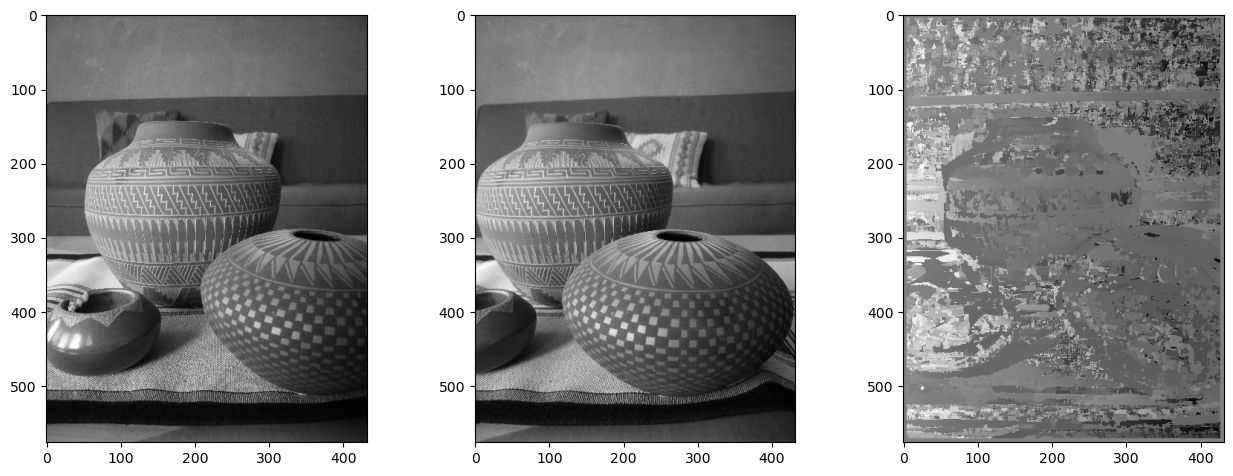
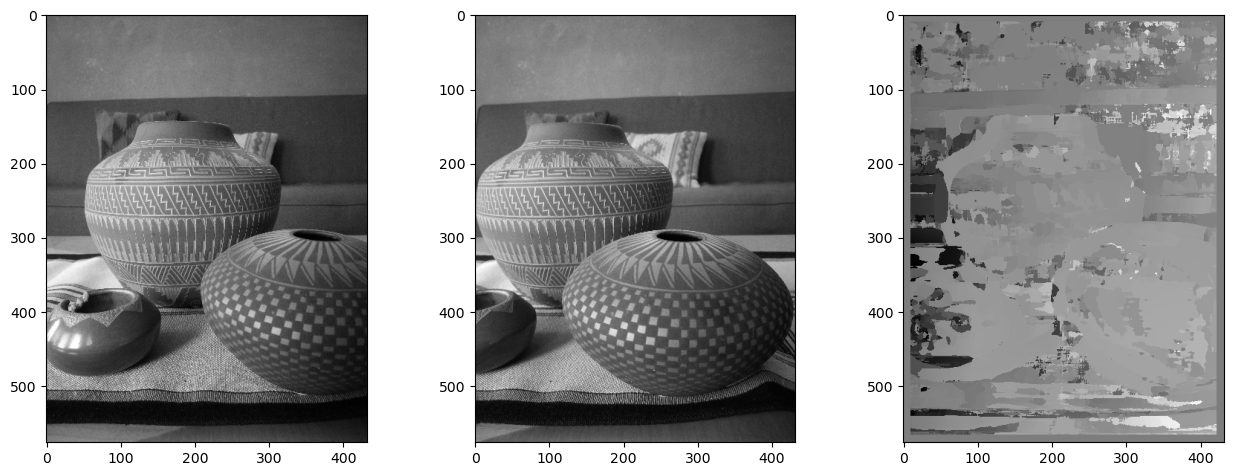
The notebook cell's code change between the first figure and the second:
--- before
+++ after
@@ -1,3 +1,3 @@
-# find correspondences in depth images WITH cv2
+# find correspondences in depth images
 
 import cv2
@@ -20,5 +20,5 @@
 dAB = np.zeros((M,N))
 
-h = 5  # window halfwidth
+h = 10  # window halfwidth
 for m in range(h,M-h):
     wB = gBc[m-h:m+h+1,:]  # the image
@@ -29,6 +29,6 @@
         minVal, maxVal, minLoc, maxLoc = cv2.minMaxLoc(result)
         #ax2.plot(maxLoc[0],maxLoc[1]+m,'ro')
-        dAB[m,n] = maxLoc[0] - n
-        
-ax3.imshow(dAB, cmap = 'gray')
+        dAB[m,n] = n - maxLoc[0]
+
+ax3.imshow(dAB, cmap = 'gray');
     

Commit: here and there